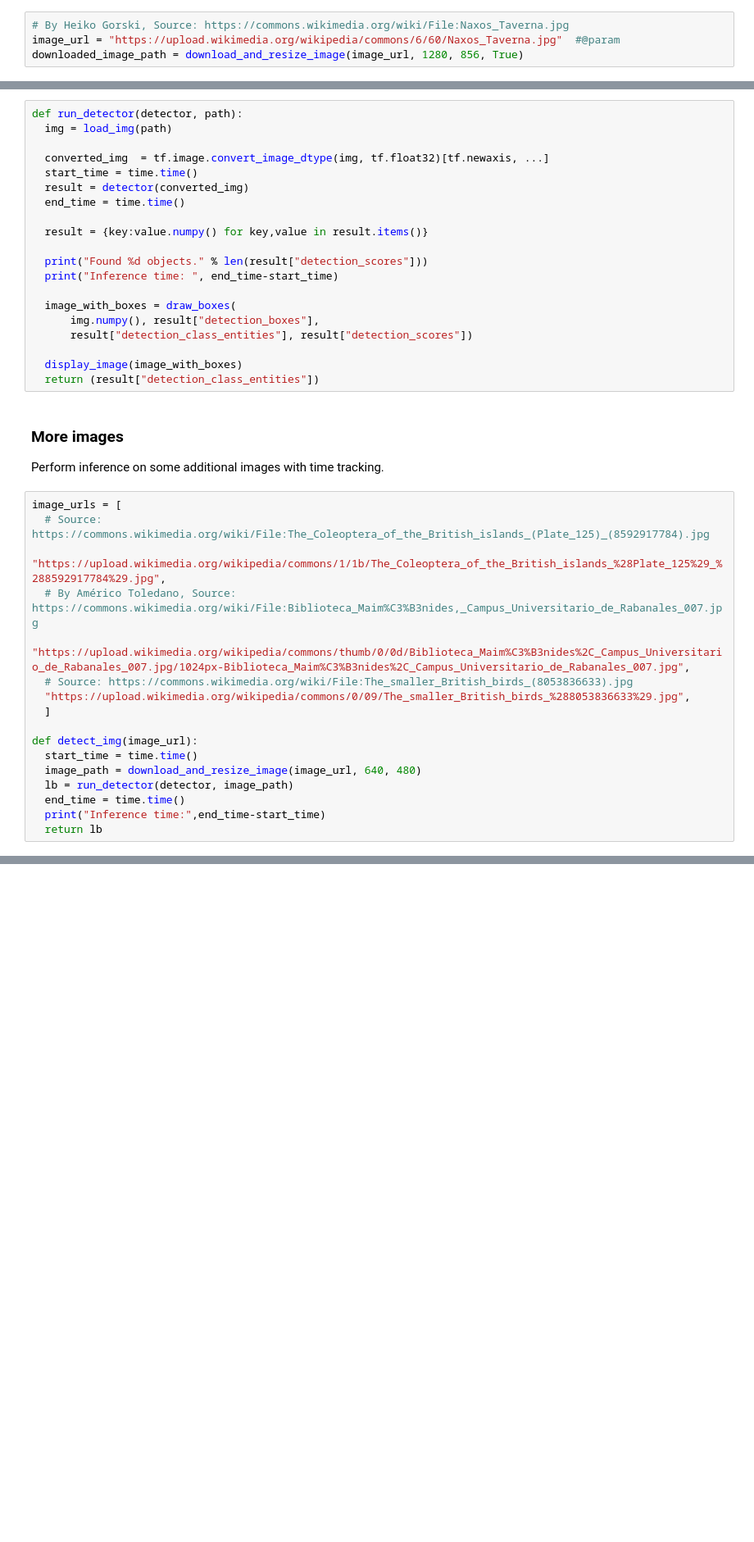
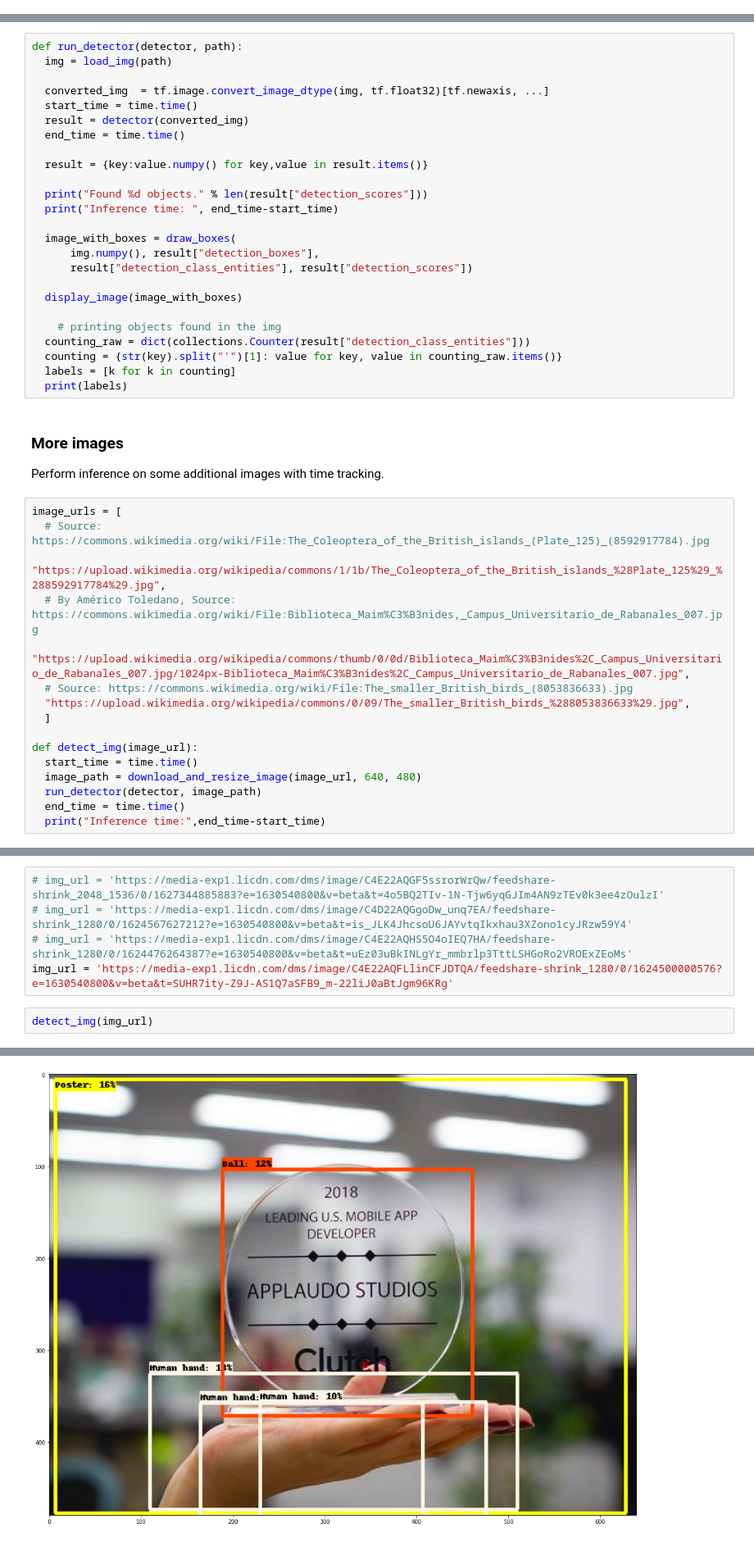
Before and after one commit to gacuchac/Hermes, a Jupyter notebook: Notebooks/Object_detection.ipynb, the cells around one changed output, grey strips where cells are left out. Shown at 82% size. Saved outputs shown, nothing was run; the diff lists cells and outputs as text; blank space fills up the shorter version.

Commit message:
testing object detection algorithms

```diff
--- a/Notebooks/Object_detection.ipynb
+++ b/Notebooks/Object_detection.ipynb
@@ -144,4 +129,0 @@ Load a public image from Open Images v4, save locally, and display.
-# %%
-# By Heiko Gorski, Source: https://commons.wikimedia.org/wiki/File:Naxos_Taverna.jpg
-image_url = "https://upload.wikimedia.org/wikipedia/commons/6/60/Naxos_Taverna.jpg"  #@param
-downloaded_image_path = download_and_resize_image(image_url, 1280, 856, True)
@@ -183,7 +163,12 @@ def run_detector(detector, path):
       result["detection_class_entities"], result["detection_scores"])
 
   display_image(image_with_boxes)
-  return (result["detection_class_entities"])
+
+    # printing objects found in the img
+  counting_raw = dict(collections.Counter(result["detection_class_entities"]))
+  counting = {str(key).split("'")[1]: value for key, value in counting_raw.items()}
+  labels = [k for k in counting]
+  print(labels)
 # %% [markdown]
 ### More images
 Perform inference on some additional images with time tracking.
@@ -200,7 +185,6 @@ image_urls = [
 def detect_img(image_url):
   start_time = time.time()
   image_path = download_and_resize_image(image_url, 640, 480)
-  lb = run_detector(detector, image_path)
+  run_detector(detector, image_path)
   end_time = time.time()
   print("Inference time:",end_time-start_time)
-  return lb
@@ -215,0 +191,8 @@ Inference time: 0.3730497360229492
+# %%
+# img_url = 'https://media-exp1.licdn.com/dms/image/C4E22AQGF5ssrorWrQw/feedshare-shrink_2048_1536/0/1627344885883?e=1630540800&v=beta&t=4o5BQ2TIv-1N-Tjw6yqGJIm4AN9zTEv0k3ee4zOulzI'
+# img_url = 'https://media-exp1.licdn.com/dms/image/C4D22AQGgoDw_unq7EA/feedshare-shrink_1280/0/1624567627212?e=1630540800&v=beta&t=is_JLK4JhcsoU6JAYvtqIkxhau3XZono1cyJRzw59Y4'
+# img_url = 'https://media-exp1.licdn.com/dms/image/C4E22AQHS5O4oIEQ7HA/feedshare-shrink_1280/0/1624476264387?e=1630540800&v=beta&t=uEz03uBkINLgYr_mmbrlp3TttLSHGoRo2VROExZEoMs'
+img_url = 'https://media-exp1.licdn.com/dms/image/C4E22AQFLlinCFJDTQA/feedshare-shrink_1280/0/1624500000576?e=1630540800&v=beta&t=SUHR7ity-Z9J-AS1Q7aSFB9_m-22liJ0aBtJgm96KRg'
+# %%
+detect_img(img_url)
+# %% [output]
@@ -216,3 +204,4 @@ Inference time: 0.3730497360229492
+[figure, added]
 # %%
 counting_raw = dict(collections.Counter(labels_raw))
 counting = {str(key).split("'")[1]: value for key, value in counting_raw.items()}
```
Also changed, not shown: parts of 27 cells of this notebook, 4 other files.
